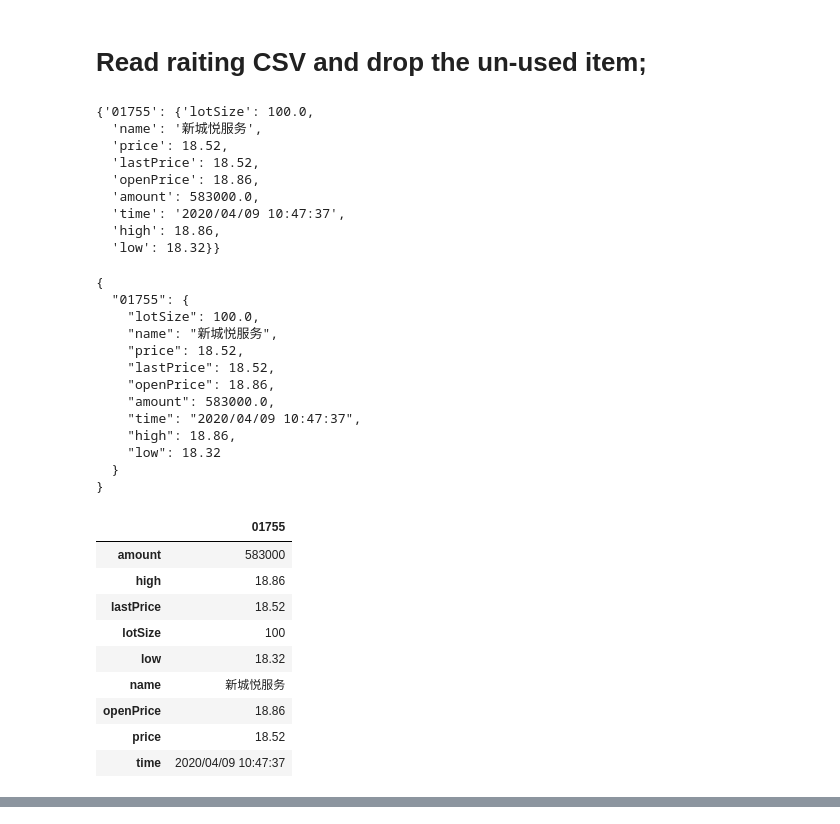
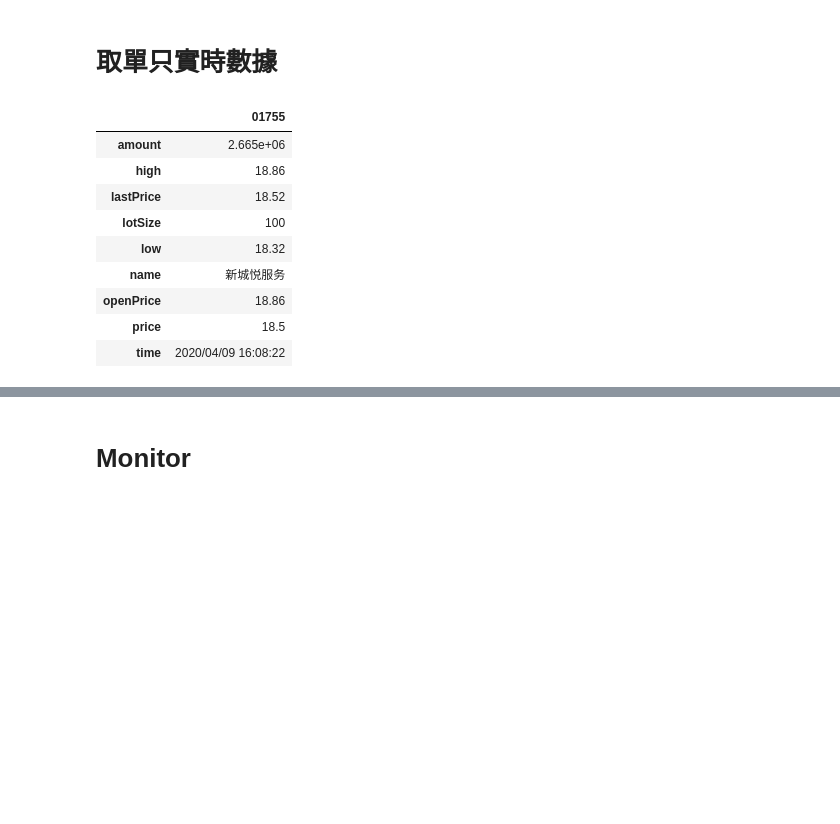
Before and after one commit to TheStepTwo/quantitative_trading, a Jupyter notebook: simple_monitor.ipynb, the cells around one changed output, grey strips where cells are left out. Drawn from its saved outputs; the diff is of its cells as text; code cells hidden in the pictures; blank space fills up the shorter version.

```diff
--- a/simple_monitor.ipynb
+++ b/simple_monitor.ipynb
@@ -1,5 +1,3 @@
-# %% [markdown]
-# Read raiting CSV and drop the un-used item;
 # %%
 import pandas as pd
 import numpy as np
@@ -10,47 +8,24 @@ import json
 # %%
 def showData(data):
     print(json.dumps(data, indent=2 , ensure_ascii=False))
+# %% [markdown]
+# 取單只實時數據
 # %%
 quotation = easyquotation.use("hkquote")
 data = quotation.stocks(['01755'], prefix=True)
-# data = quotation.stocks(['hkHSI'], prefix=True)
-display(data)
-showData(data)
 a = pd.DataFrame(data)
 display(a)
 # %% [output]
-{'01755': {'lotSize': 100.0,
-  'name': '新城悦服务',
-  'price': 18.52,
-  'lastPrice': 18.52,
-  'openPrice': 18.86,
-  'amount': 583000.0,
-  'time': '2020/04/09 10:47:37',
-  'high': 18.86,
-  'low': 18.32}}
-{
-  "01755": {
-    "lotSize": 100.0,
-    "name": "新城悦服务",
-    "price": 18.52,
-    "lastPrice": 18.52,
-    "openPrice": 18.86,
-    "amount": 583000.0,
-    "time": "2020/04/09 10:47:37",
-    "high": 18.86,
-    "low": 18.32
-  }
-}
 |  | 01755 |
-| amount | 583000 |
+| amount | 2.665e+06 |
 | high | 18.86 |
 | lastPrice | 18.52 |
 | lotSize | 100 |
 | low | 18.32 |
 | name | 新城悦服务 |
 | openPrice | 18.86 |
-| price | 18.52 |
-| time | 2020/04/09 10:47:37 |
+| price | 18.5 |
+| time | 2020/04/09 16:08:22 |
 # %%
 def stockPriceColor2(row):
     rowColorList = []
@@ -72,6 +47,8 @@ IPython.OutputArea.prototype._should_scroll = function(lines) {
 }
 # %% [output]
 [interactive output not drawn]
+# %% [markdown]
+# Monitor
 # %%
 import time
 from IPython.display import clear_output
```
Also changed, not shown: parts of 4 cells of this notebook.
